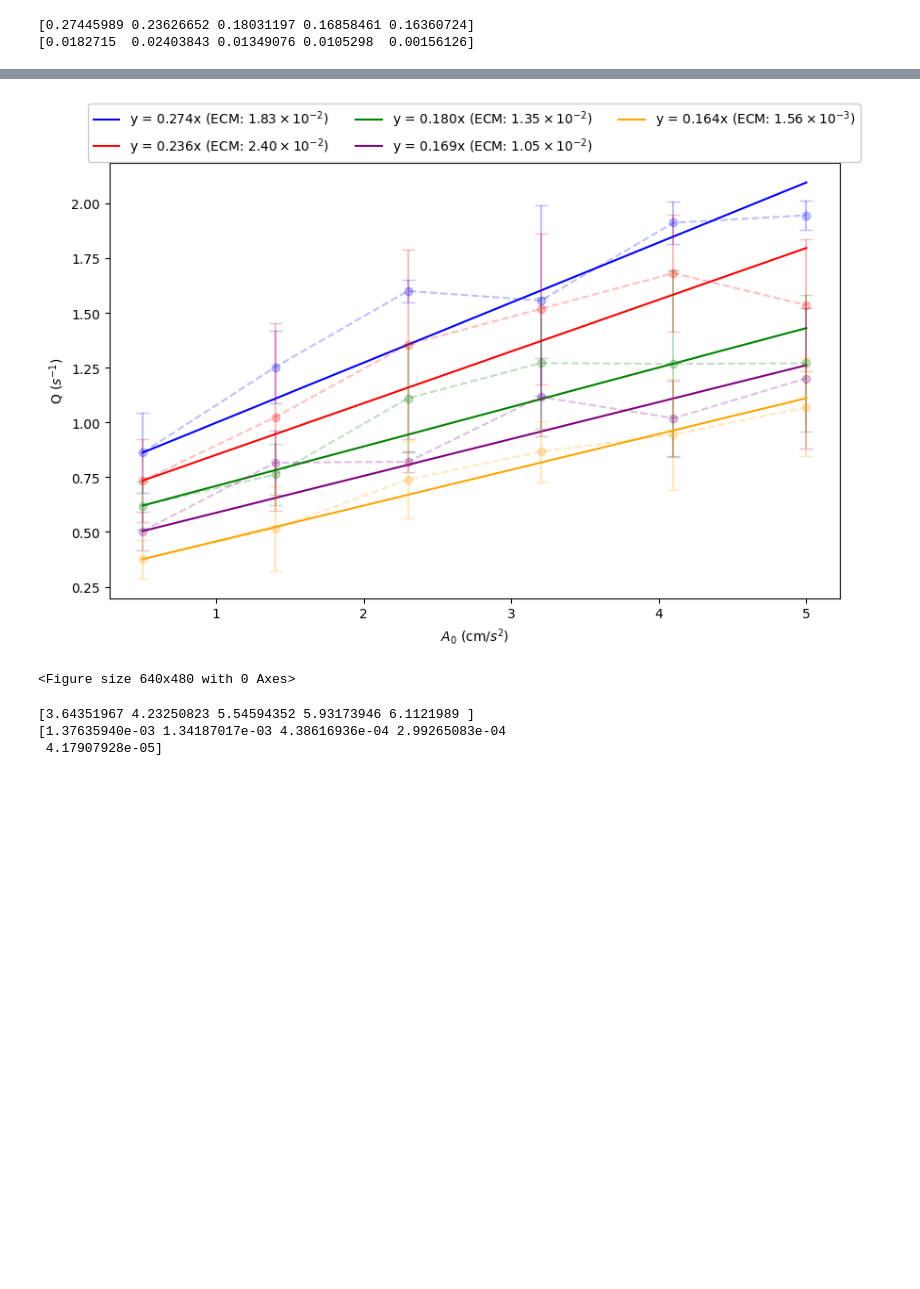
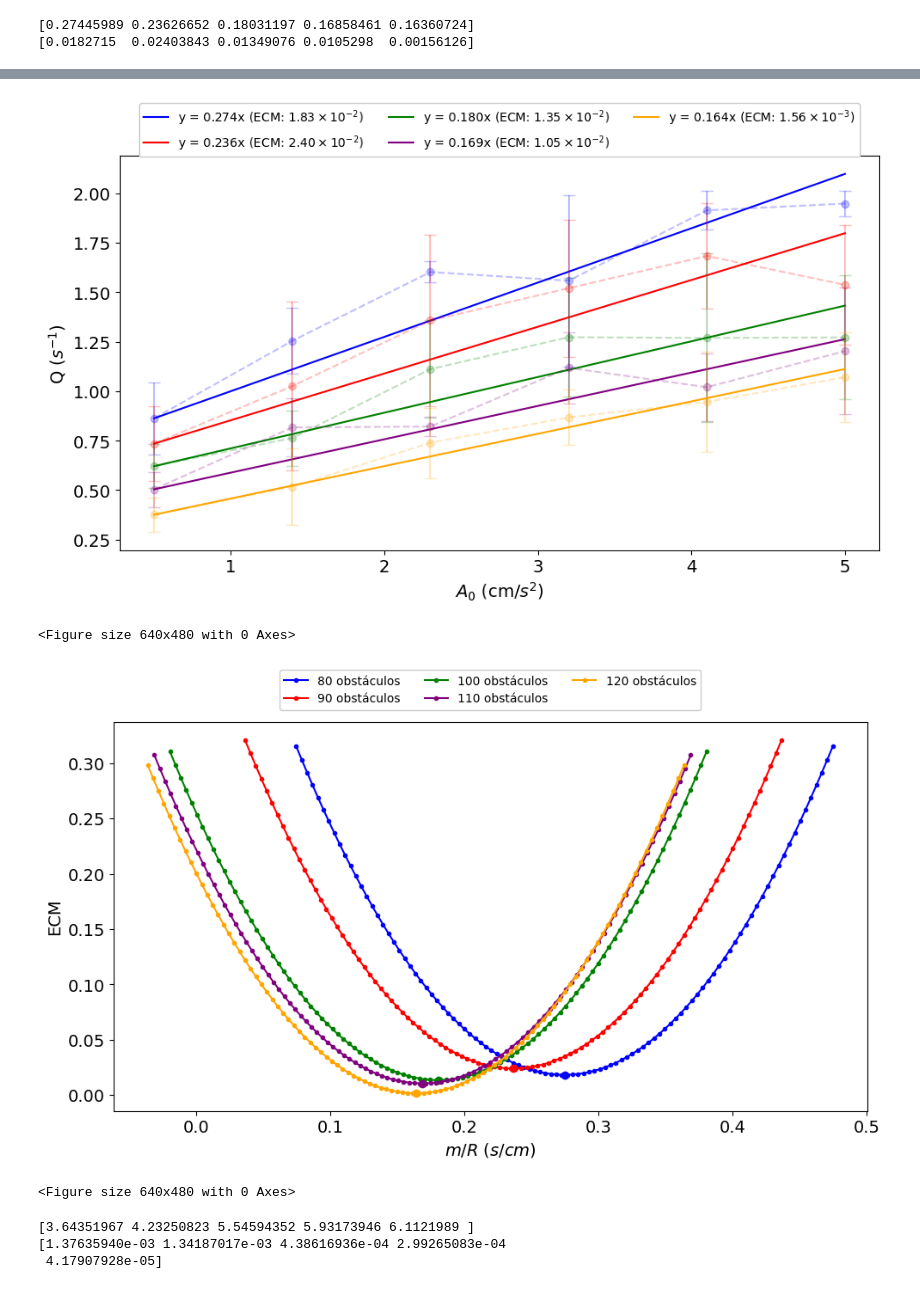
Before and after one commit to JR-Castro/simulacion-de-sistemas, a Jupyter notebook: granular-medium/scripts/q_vs_a0.ipynb, the cells around one changed output, grey strips where cells are left out. Saved outputs shown, nothing was run; the diff lists cells and outputs as text; code cells hidden in the pictures; blank space fills up the shorter version.

```diff
--- a/granular-medium/scripts/q_vs_a0.ipynb
+++ b/granular-medium/scripts/q_vs_a0.ipynb
@@ -93,7 +124,7 @@ b_a0_fit = [a0 - A0_VALUES[0] for a0 in A0_VALUES]
 print(b_q_means_fit)
 print(b_a0_fit)
 
-b_possible_vals = np.linspace(-1.0, 3.0, 200)
+b_possible_vals = np.linspace(0.0, 1.0, 200)
 errors = [compute_mean_square_error(b, b_a0_fit, b_q_means_fit) for b in b_possible_vals]
 
 b_min_b_error_idx = np.argmin(errors)
@@ -186,6 +229,9 @@ print(c_q_std)
 # %%
 c_inv_resistance = np.zeros(len(M_VALUES))
 c_inv_resistance_ecm = np.zeros(len(M_VALUES))
+
+c_inv_resistance_errors = []
+c_inv_resistance_values = []
 
 for i in range(len(M_VALUES)):
     c_q_means_fit = [c_q_mean - c_q_means[i][0] for c_q_mean in c_q_means[i]]
@@ -195,11 +241,20 @@ for i in range(len(M_VALUES)):
     def mse_for_c(c):
         return compute_mean_square_error(c, c_a0_fit, c_q_means_fit)
 
-
     result = minimize_scalar(mse_for_c, bounds=(0.0, 6.0), method='bounded')
 
     c_inv_resistance[i] = result.x
     c_inv_resistance_ecm[i] = result.fun
+
+    c_inv_res_v = np.linspace(result.x - 0.2, result.x + 0.2, 100)
+    c_inv_res_e = [mse_for_c(c) for c in c_inv_res_v]
+
+    c_inv_min_idx = np.searchsorted(c_inv_res_v, result.x)
+    c_inv_res_v = np.insert(c_inv_res_v, c_inv_min_idx, result.x)
+    c_inv_res_e = np.insert(c_inv_res_e, c_inv_min_idx, result.fun)
+
+    c_inv_resistance_errors.append(c_inv_res_e)
+    c_inv_resistance_values.append(c_inv_res_v)
 # %%
 print(c_inv_resistance)
 print(c_inv_resistance_ecm)
@@ -229,24 +287,46 @@ plt.clf()
 # %%
 
 plt.figure(figsize=(10, 6))
 for i in range(len(M_VALUES)):
     plt.errorbar(A0_VALUES, c_q_means[i], yerr=c_q_std[i], fmt='--o', capsize=5, alpha=0.25, color=colors[i])
     plt.plot(A0_VALUES, [c_inv_resistance[i] * (a0 - A0_VALUES[0]) + c_q_means[i][0] for a0 in A0_VALUES],
              label=f"y = {c_inv_resistance[i]:.3f}x (ECM: {formatter(c_inv_resistance_ecm[i],None)})",
              color=colors[i],)
 
 plt.legend(loc='upper center', bbox_to_anchor=(0.5, 1.15), framealpha=1.0, ncol=3)
 
 # plt.subplots_adjust(top=0.95)
-plt.xlabel("$A_0$ (cm/$s^2$)")
-plt.ylabel("Q ($s^{-1}$)")
+plt.xlabel("$A_0$ (cm/$s^2$)", fontdict=FONT)
+plt.ylabel("Q ($s^{-1}$)", fontdict=FONT)
+plt.xticks(fontsize=14)
+plt.yticks(fontsize=14)
+plt.tight_layout()
 
 plt.savefig("../analysis/q_vs_a0_m_lines.png", dpi=300)
 plt.show()
 plt.clf()
+
+plt.figure(figsize=(10, 6))
+for i in range(len(M_VALUES)):
+    plt.plot(c_inv_resistance_values[i], c_inv_resistance_errors[i], marker='.', label=f"{M_VALUES[i]} obstáculos", color=colors[i])
+    min_idx = np.argmin(c_inv_resistance_errors[i])
+    plt.plot(c_inv_resistance_values[i][min_idx], c_inv_resistance_errors[i][min_idx], 'o', color=colors[i])
+
+plt.legend(loc='upper center', bbox_to_anchor=(0.5, 1.15), framealpha=1.0, ncol=3)
+plt.xlabel("$m/R$ ($s/cm$)", fontdict=FONT)
+plt.ylabel("ECM", fontdict=FONT)
+plt.xticks(fontsize=14)
+plt.yticks(fontsize=14)
+plt.tight_layout()
+
+plt.savefig("../analysis/q_vs_a0_m_error.png", dpi=300)
+plt.show()
+plt.clf()
 # %% [output]
-[figure, old version]
+[figure, new version]
 <Figure size 640x480 with 0 Axes>
+[figure, added]
+<Figure size 640x480 with 0 Axes>
 # %%
 c_resistance = 1 / c_inv_resistance
 c_resistance_error = 1 / (c_resistance ** 2) * c_inv_resistance_ecm
```
Also changed, not shown: parts of 7 cells of this notebook.
